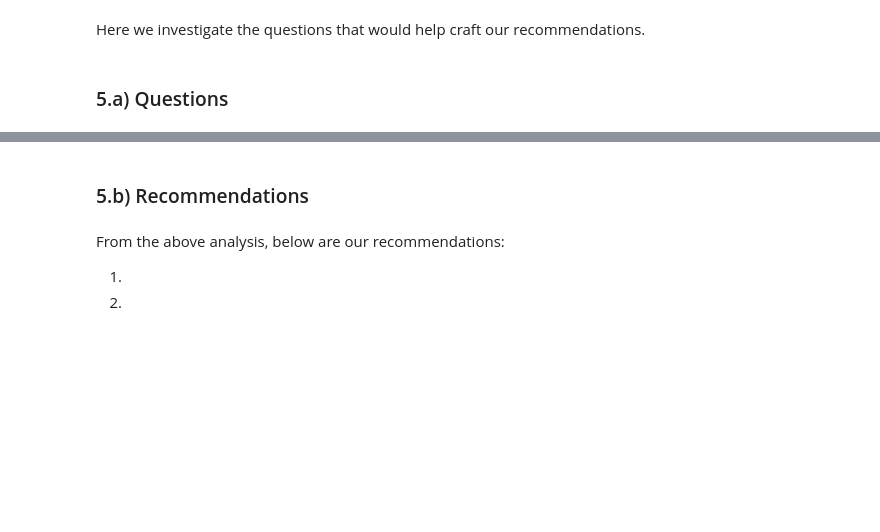
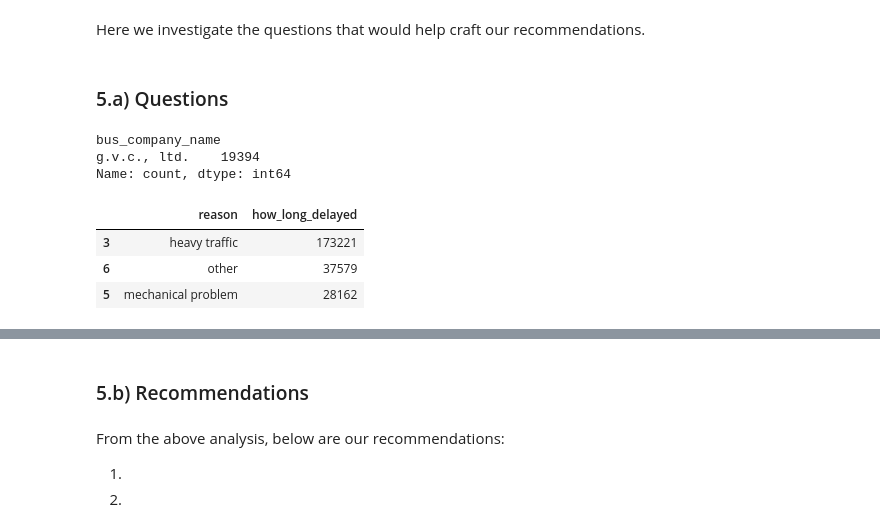
Before and after one commit to Kigunda-lilian/data-cleaning-with-python-project, a Jupyter notebook: AfterWork_Data_Science_Data_Cleaning_with_Python_Project.ipynb, the cells around one changed output, grey strips where cells are left out. Saved outputs shown, nothing was run; the diff lists cells and outputs as text; code cells hidden in the pictures; blank space fills up the shorter version.

```diff
--- a/AfterWork_Data_Science_Data_Cleaning_with_Python_Project.ipynb
+++ b/AfterWork_Data_Science_Data_Cleaning_with_Python_Project.ipynb
@@ -395,16 +555,27 @@ breakdowns = df_clean.groupby(['bus_company_name']).count()
 # ---
 # YOUR CODE GOES BELOW
 #
+df_clean['bus_company_name'].value_counts().head(1)
+# %% [output]
+bus_company_name
+g.v.c., ltd.    19394
+Name: count, dtype: int64
 # %%
 # 2. What were the top 3 reasons for bus delays?
 # ---
 #
 bus_delay = df_clean.groupby(['reason']).count()[['how_long_delayed']].reset_index()
 
 # Sort to get the most frequent reason
 # ---
 # YOUR CODE GOES BELOW
 #
+bus_delay.sort_values(by='how_long_delayed', ascending=False).head(3)
+# %% [output]
+|  | reason | how_long_delayed |
+| 3 | heavy traffic | 173221 |
+| 6 | other | 37579 |
+| 5 | mechanical problem | 28162 |
 # %%
 # 3. How many students were in the buses when they broke down?
 # ---
```
Also changed, not shown: parts of 46 cells of this notebook.
